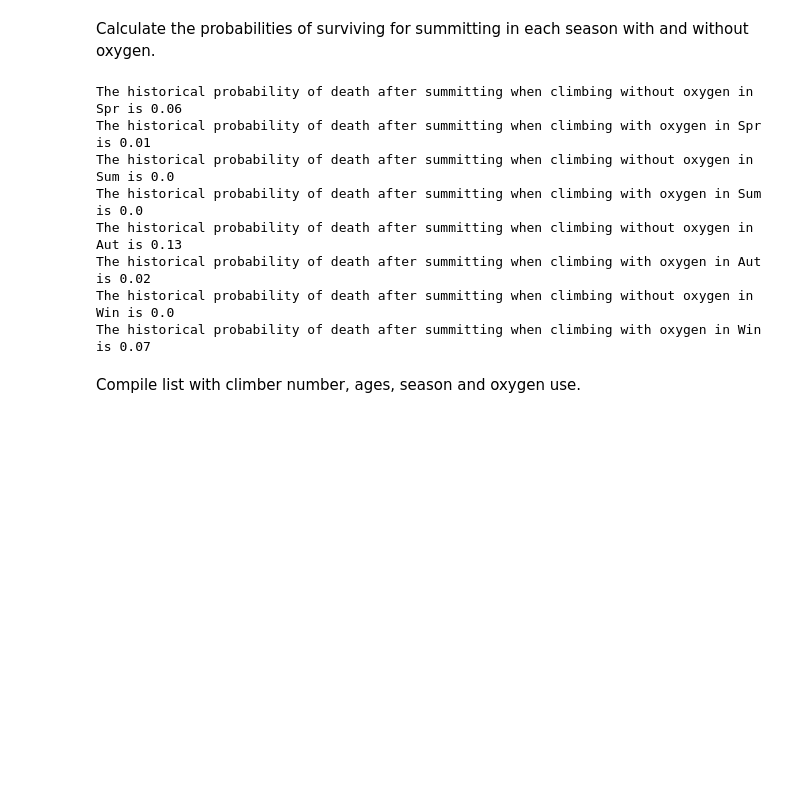
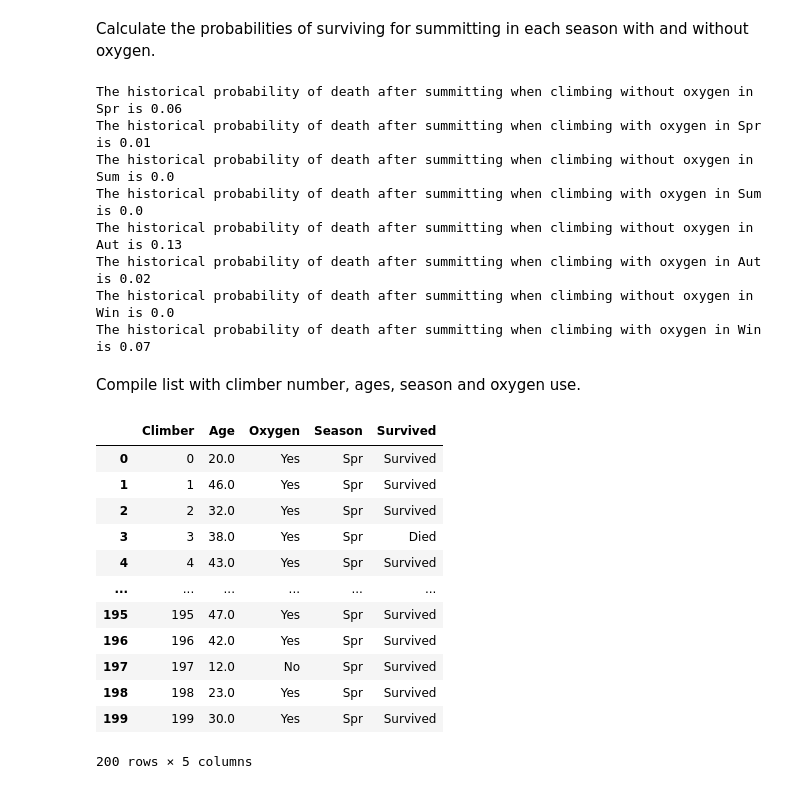
Before and after one commit to dreapadoir/PfDA_Project, a Jupyter notebook: Everest.ipynb, the cells around one changed output. Drawn from its saved outputs; the diff is of its cells as text; code cells hidden in the pictures; blank space fills up the shorter version.

Commit message:
Revert "delete dataframe with survive calculated by binominal and add new dataframe as input for survive decided by KNN"
This reverts commit 03b2584afa6fc83e77fd8b51db671e9f0273c2ab.

```diff
--- a/Everest.ipynb
+++ b/Everest.ipynb
@@ -190,3 +190,74 @@ The historical probability of death after summitting when climbing without oxyge
 The historical probability of death after summitting when climbing with oxygen in Win is 0.07
 # %% [markdown]
 Compile list with climber number, ages, season and oxygen use.
+# %%
+synEverestData = []
+
+def everestFunction():
+    for i in range(0, N):
+        data = []
+        if oxUse[i] == 0 and seasList[i] == 'Spr':
+            death = rng.binomial(1, df[(df['Season'] == 'Spr') & (df['Oxy'] == 'No') & (df['Dth'] == 'Y')].Dth.count() \
+                               / df[(df['Season'] == 'Spr') & (df['Oxy'] == 'No')].Season.count())
+
+        elif oxUse[i] == 1 and seasList[i] == 'Spr':
+            death = rng.binomial(1, df[(df['Season'] == 'Spr') & (df['Oxy'] == 'Y') & (df['Dth'] == 'Y')].Dth.count() \
+                               / df[(df['Season'] == 'Spr') & (df['Oxy'] == 'Y')].Season.count())
+
+        elif oxUse[i] == 0 and seasList[i] == 'Sum':
+            death = rng.binomial(1, df[(df['Season'] == 'Sum') & (df['Oxy'] == 'No') & (df['Dth'] == 'Y')].Dth.count() \
+                               / df[(df['Season'] == 'Sum') & (df['Oxy'] == 'No')].Season.count())
+
+        elif oxUse[i] == 1 and seasList[i] == 'Sum':
+            death = rng.binomial(1, df[(df['Season'] == 'Sum') & (df['Oxy'] == 'Y') & (df['Dth'] == 'Y')].Dth.count() \
+                               / df[(df['Season'] == 'Sum') & (df['Oxy'] == 'Y')].Season.count())
+
+        elif oxUse[i] == 0 and seasList[i] == 'Aut':
+            death = rng.binomial(1, df[(df['Season'] == 'Aut') & (df['Oxy'] == 'No') & (df['Dth'] == 'Y')].Dth.count() \
+                               / df[(df['Season'] == 'Aut') & (df['Oxy'] == 'No')].Season.count())
+
+        elif oxUse[i] == 1 and seasList[i] == 'Aut':
+            death = rng.binomial(1, df[(df['Season'] == 'Aut') & (df['Oxy'] == 'Y') & (df['Dth'] == 'Y')].Dth.count() \
+                               / df[(df['Season'] == 'Aut') & (df['Oxy'] == 'Y')].Season.count())
+
+        elif oxUse[i] == 0 and seasList[i] == 'Win':
+            death = rng.binomial(1, df[(df['Season'] == 'Win') & (df['Oxy'] == 'No') & (df['Dth'] == 'Y')].Dth.count() \
+                               / df[(df['Season'] == 'Win') & (df['Oxy'] == 'No')].Season.count())
+
+        elif oxUse[i] == 1 and seasList[i] == 'Win':
+            death = rng.binomial(1, df[(df['Season'] == 'Win') & (df['Oxy'] == 'Y') & (df['Dth'] == 'Y')].Dth.count() \
+                               / df[(df['Season'] == 'Win') & (df['Oxy'] == 'Y')].Season.count())
+
+        if oxUse[i] == 1:
+            oxUse2 = 'No'
+        else:
+            oxUse2 = 'Yes'
+
+        if death == 0:
+            death2 = 'Survived'
+        else:
+            death2 = 'Died'
+
+
+        data = [i, round(vals[i],0), oxUse2, seasList[i], death2]
+        synEverestData.append(data)
+        synEverestDataDf = pd.DataFrame(synEverestData, columns=['Climber', 'Age', 'Oxygen', 'Season', 'Survived'])
+
+    return synEverestDataDf
+
+
+everestFunction()
+# %% [output]
+|  | Climber | Age | Oxygen | Season | Survived |
+| 0 | 0 | 20.0 | Yes | Spr | Survived |
+| 1 | 1 | 46.0 | Yes | Spr | Survived |
+| 2 | 2 | 32.0 | Yes | Spr | Survived |
+| 3 | 3 | 38.0 | Yes | Spr | Died |
+| 4 | 4 | 43.0 | Yes | Spr | Survived |
+| ... | ... | ... | ... | ... | ... |
+| 195 | 195 | 47.0 | Yes | Spr | Survived |
+| 196 | 196 | 42.0 | Yes | Spr | Survived |
+| 197 | 197 | 12.0 | No | Spr | Survived |
+| 198 | 198 | 23.0 | Yes | Spr | Survived |
+| 199 | 199 | 30.0 | Yes | Spr | Survived |
+200 rows × 5 columns
```
Also changed, not shown: parts of 8 cells of this notebook.
